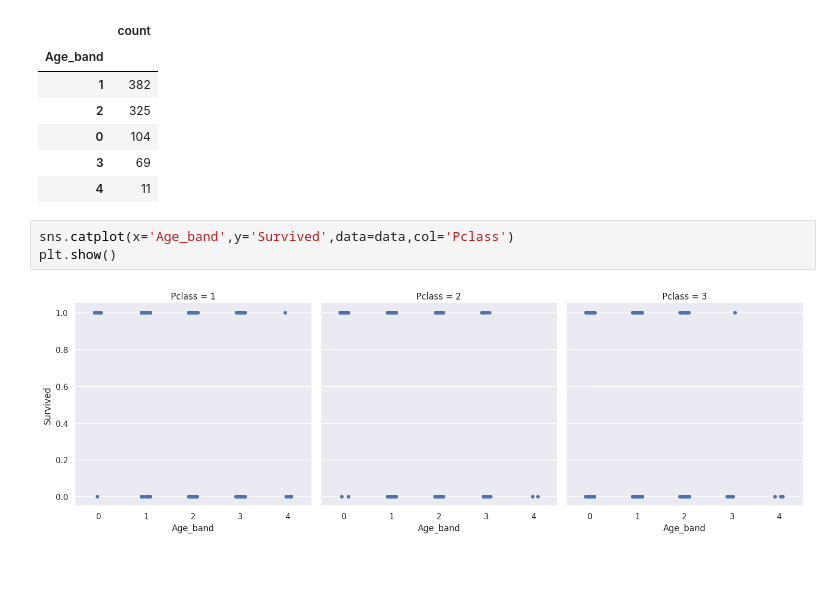
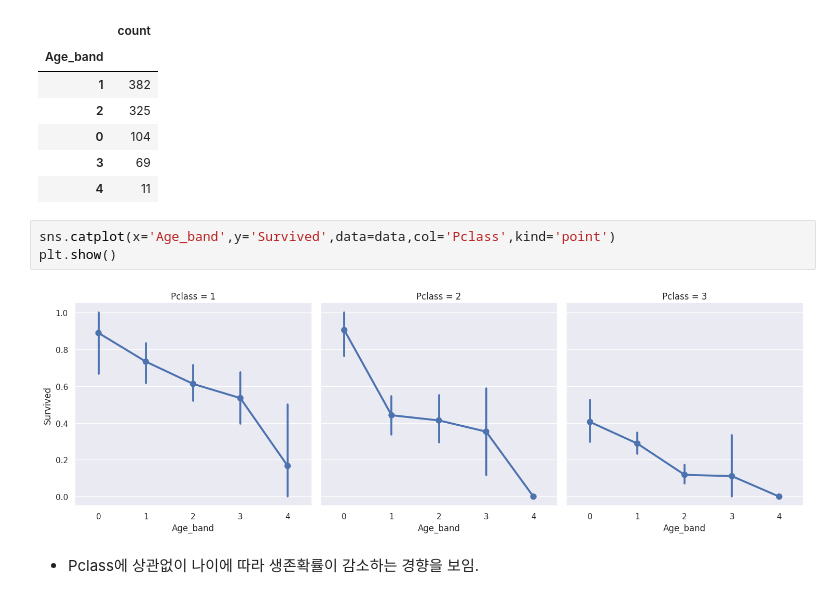
Before and after one commit to yeonduhaeyo/kaggle, a Jupyter notebook: 2-eda-to-prediction-dietanic.ipynb, the cells around one changed output. Drawn from its saved outputs; the diff is of its cells as text; blank space fills up the shorter version.

```diff
--- a/2-eda-to-prediction-dietanic.ipynb
+++ b/2-eda-to-prediction-dietanic.ipynb
@@ -450,7 +450,9 @@ data['Age_band'].value_counts().to_frame().style.background_gradient(cmap='summe
 | 3 | 69 |
 | 4 | 11 |
 # %%
-sns.catplot(x='Age_band',y='Survived',data=data,col='Pclass')
+sns.catplot(x='Age_band',y='Survived',data=data,col='Pclass',kind='point')
 plt.show()
 # %% [output]
-[figure, old version]
+[figure, new version]
+# %% [markdown]
+- Pclass에 상관없이 나이에 따라 생존확률이 감소하는 경향을 보임.
```
Also changed, not shown: parts of 56 cells of this notebook.
